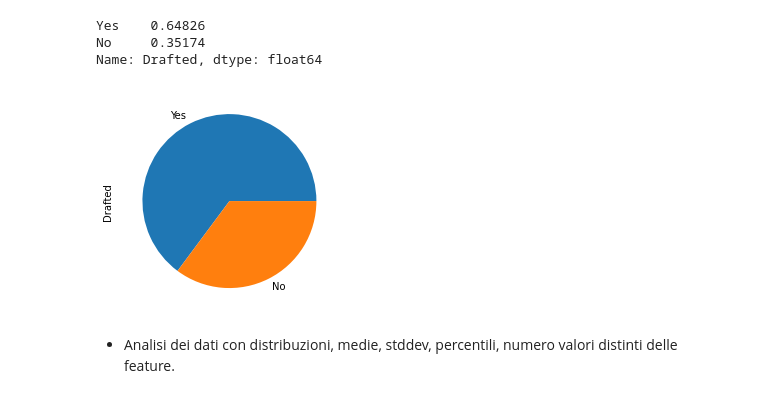
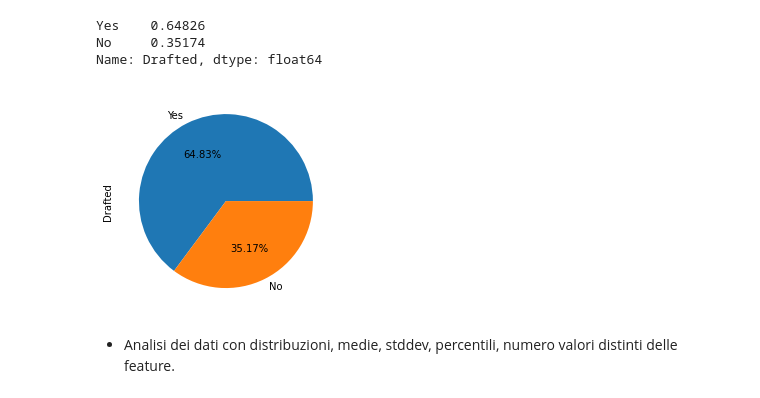
Before and after one commit to daze0/data-intensive-final-project, a Jupyter notebook: src/NFL.ipynb, the cells around one changed output. Drawn from its saved outputs; the diff is of its cells as text; code cells hidden in the pictures.

```diff
--- a/src/NFL.ipynb
+++ b/src/NFL.ipynb
@@ -111,9 +111,9 @@ Yes    0.64826
 No     0.35174
 Name: Drafted, dtype: float64
 # %%
-dataset["Drafted"].value_counts().plot.pie();
+dataset["Drafted"].value_counts().plot.pie(autopct="%.2f%%");
 # %% [output]
-[figure, old version]
+[figure, new version]
 # %% [markdown]
 - Analisi dei dati con distribuzioni, medie, stddev, percentili, numero valori distinti delle feature.
 # %%
```
Also changed, not shown: parts of 8 cells of this notebook.
